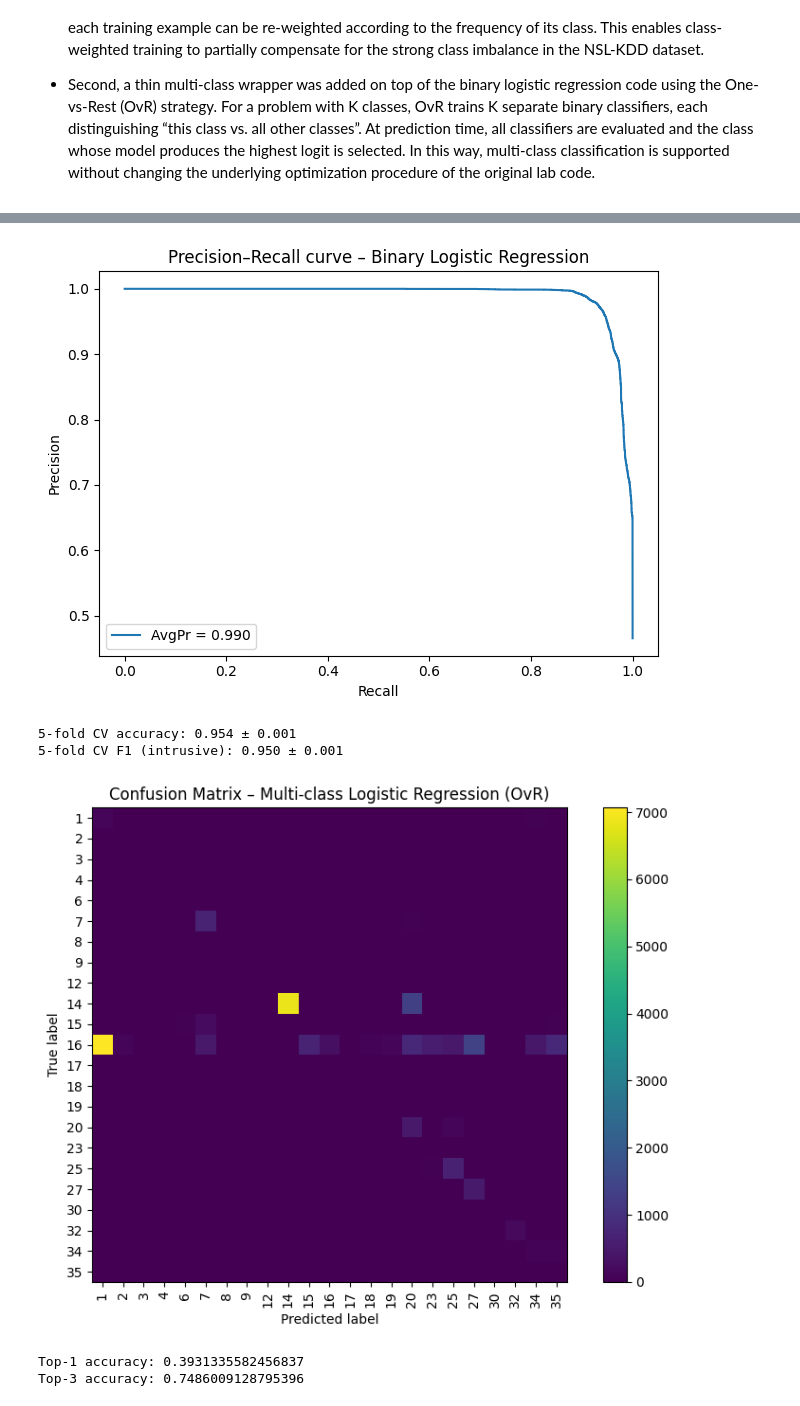
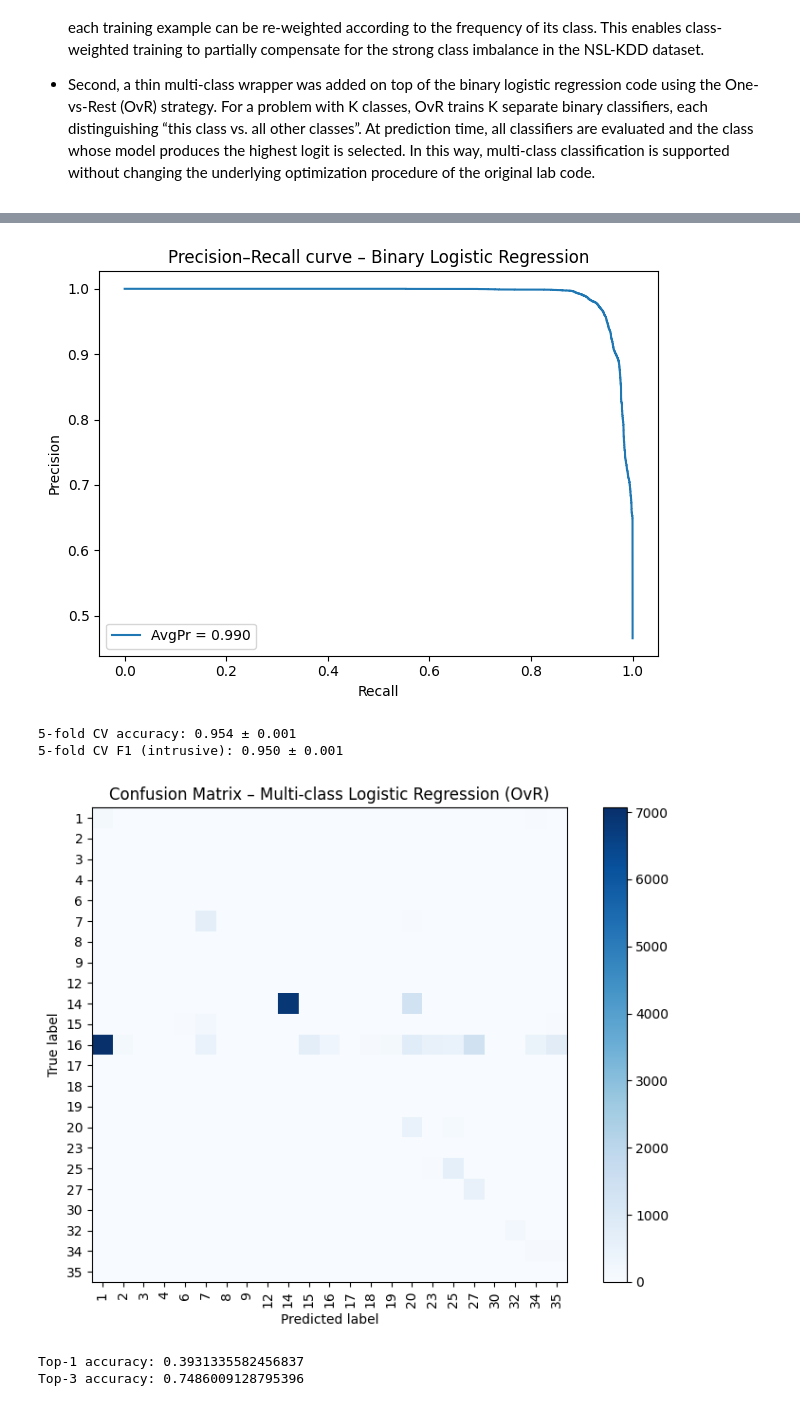
Before and after one commit to thelefthub/GV-NSL-KDD, a Jupyter notebook: model1_lr_nsl_kdd.ipynb, the cells around one changed output, grey strips where cells are left out. Saved outputs shown, nothing was run; the diff lists cells and outputs as text; code cells hidden in the pictures.

```diff
--- a/model1_lr_nsl_kdd.ipynb
+++ b/model1_lr_nsl_kdd.ipynb
@@ -531,43 +544,43 @@ for train_id, val_id in fold.split(X_train, y_train_bin):
 
     accs.append(accuracy_score(y_va, y_va_pred))
     f1s.append(f1_score(y_va, y_va_pred))
 
 print(f"5-fold CV accuracy: {np.mean(accs):.3f} ± {np.std(accs):.3f}")
 print(f"5-fold CV F1 (intrusive): {np.mean(f1s):.3f} ± {np.std(f1s):.3f}")
 
 # Confusion matrix for multi-class
-cm = confusion_matrix(y_val, y_val_pred_multi, labels=classes)
+cm = confusion_matrix(y_val, y_val_pred_multi, labels=classes_int)
 
 plt.figure(figsize=(8, 6))
-plt.imshow(cm, interpolation='nearest')
+plt.imshow(cm, interpolation='nearest',cmap="Blues")
 plt.title("Confusion Matrix – Multi-class Logistic Regression (OvR)")
 plt.colorbar()
-tick_marks = np.arange(len(classes))
-plt.xticks(tick_marks, classes, rotation=90)
-plt.yticks(tick_marks, classes)
+tick_marks = np.arange(len(classes_int))
+plt.xticks(tick_marks, classes_int, rotation=90)
+plt.yticks(tick_marks, classes_int)
 plt.xlabel("Predicted label")
 plt.ylabel("True label")
 plt.tight_layout()
 plt.show()
 
 # top accuracy
-def top_k_accuracy(X, y_true, classes, W, b_vec, k=3):
+def top_k_accuracy(X, y_true, classes_int, W, b_vec, k=3):
     logits = np.dot(X, W.T) + b_vec[None, :]
     topk_id = np.argsort(logits, axis=1)[:, ::-1][:, :k]
-    topk_classes = classes[topk_id]
+    topk_classes = classes_int[topk_id]
     hits = [y_true[i] in topk_classes[i] for i in range(len(y_true))]
     return np.mean(hits)
 
-top1 = top_k_accuracy(X_val, y_val, classes, W, b_vec, k=1)
-top3 = top_k_accuracy(X_val, y_val, classes, W, b_vec, k=3)
+top1 = top_k_accuracy(X_val, y_val, classes_int, W, b_vec, k=1)
+top3 = top_k_accuracy(X_val, y_val, classes_int, W, b_vec, k=3)
 print("Top-1 accuracy:", top1)
 print("Top-3 accuracy:", top3)
 # %% [output]
 [figure]
 [figure]
 5-fold CV accuracy: 0.954 ± 0.001
 5-fold CV F1 (intrusive): 0.950 ± 0.001
-[figure, old version]
+[figure, new version]
 Top-1 accuracy: 0.3931335582456837
 Top-3 accuracy: 0.7486009128795396
 # %% [markdown]
```
Also changed, not shown: parts of 4 cells of this notebook, 3 other files.
